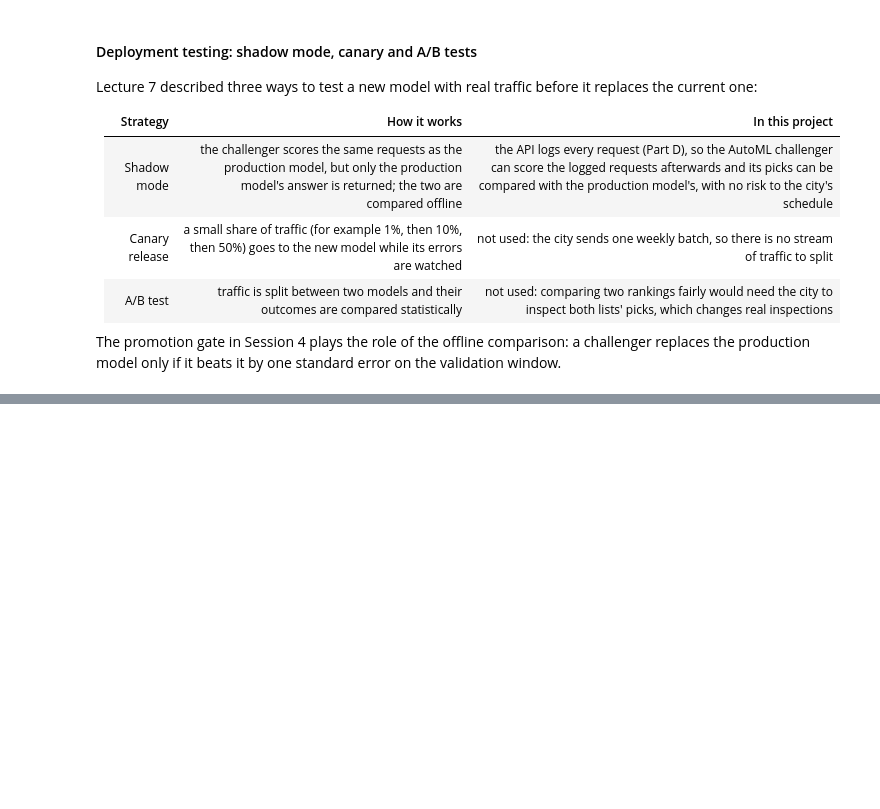
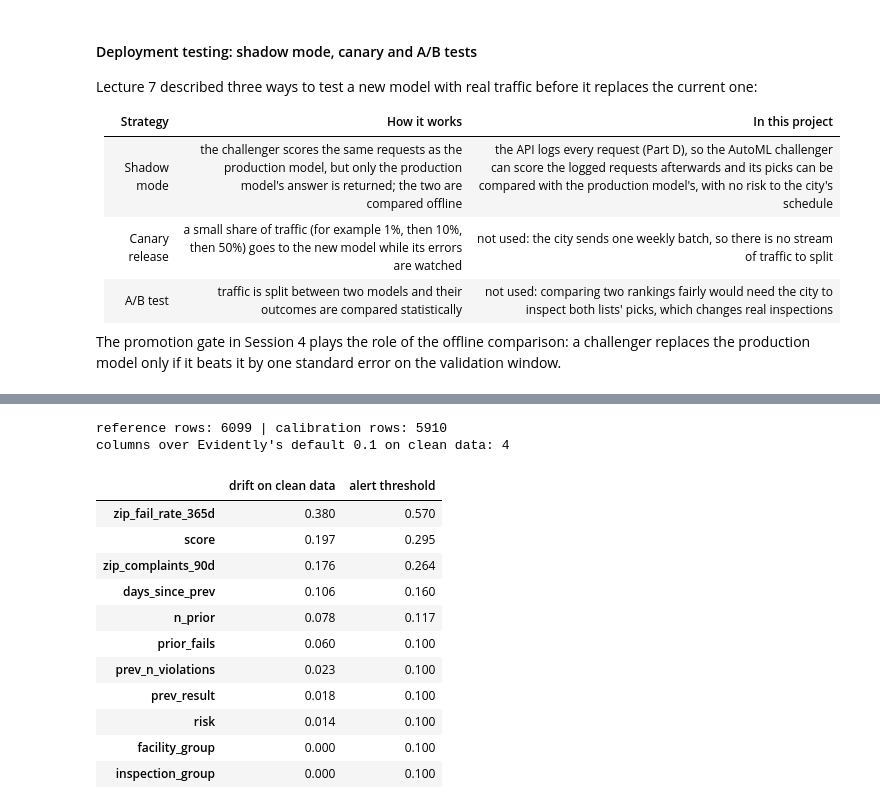
Before and after one commit to brookerios20/chicago-inspection-ranking-mlops, a Jupyter notebook: app/app.ipynb, the cells around one changed output, grey strips where cells are left out. Cells and saved outputs as stored; diff of their text form; code cells hidden in the pictures; blank space fills up the shorter version.

```diff
--- a/app/app.ipynb
+++ b/app/app.ipynb
@@ -3993,0 +4424,28 @@ The promotion gate in Session 4 plays the role of the offline comparison: a chal
+# %%
+# This cell sets the monitoring baseline. The reference rows already carry the production model's
+# scores (Session 6). The last training year's canvass inspections are scored the same way and
+# compared with the reference; 1.5 times each column's drift there becomes its alert threshold.
+calibration_rows = train_rows[train_rows["is_canvass"] & (train_rows["inspection_date"] >= config.INNER_VALID_START)].copy()
+calibration_rows["score"] = production_model.predict_proba(train_module.feature_frame(calibration_rows, feature_version))[:, 1]
+calibration_drift = monitoring.drift_scores(monitoring.drift_report(calibration_rows, reference, feature_version))
+thresholds = monitoring.calibrate(calibration_drift)
+
+print("reference rows:", len(reference), "| calibration rows:", len(calibration_rows))
+print("columns over Evidently's default 0.1 on clean data:", (calibration_drift.drop("drifted_share") >= 0.1).sum())
+pd.DataFrame({"drift on clean data": calibration_drift.drop("drifted_share"),
+              "alert threshold": pd.Series(thresholds)}).sort_values("drift on clean data", ascending=False).round(3)
+# %% [output]
+reference rows: 6099 | calibration rows: 5910
+columns over Evidently's default 0.1 on clean data: 4
+|  | drift on clean data | alert threshold |
+| zip_fail_rate_365d | 0.380 | 0.570 |
+| score | 0.197 | 0.295 |
+| zip_complaints_90d | 0.176 | 0.264 |
+| days_since_prev | 0.106 | 0.160 |
+| n_prior | 0.078 | 0.117 |
+| prior_fails | 0.060 | 0.100 |
+| prev_n_violations | 0.023 | 0.100 |
+| prev_result | 0.018 | 0.100 |
+| risk | 0.014 | 0.100 |
+| facility_group | 0.000 | 0.100 |
+| inspection_group | 0.000 | 0.100 |
```
Also changed, not shown: parts of 36 cells of this notebook, 12 other files.
